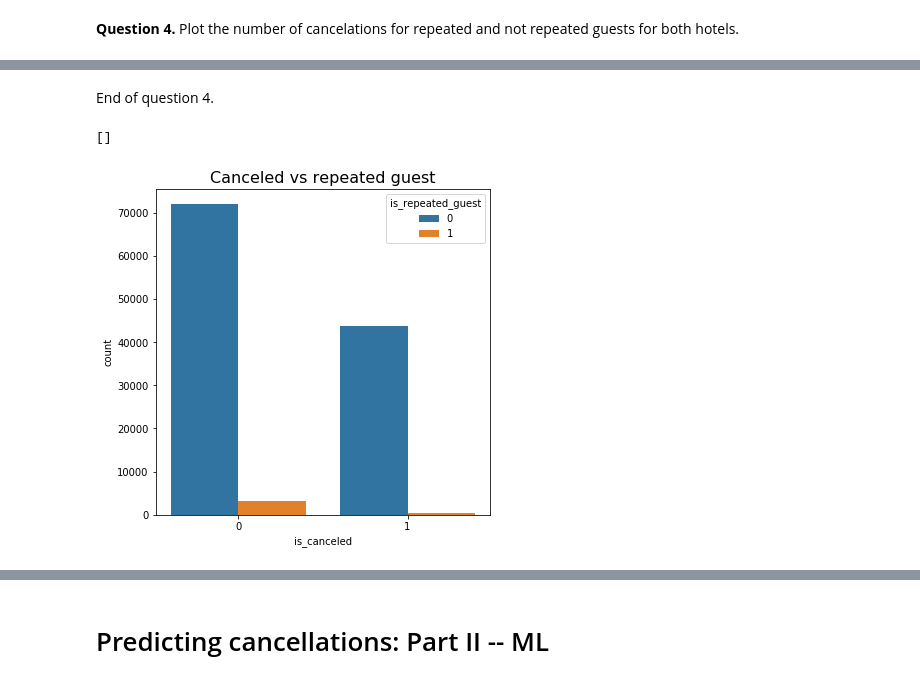
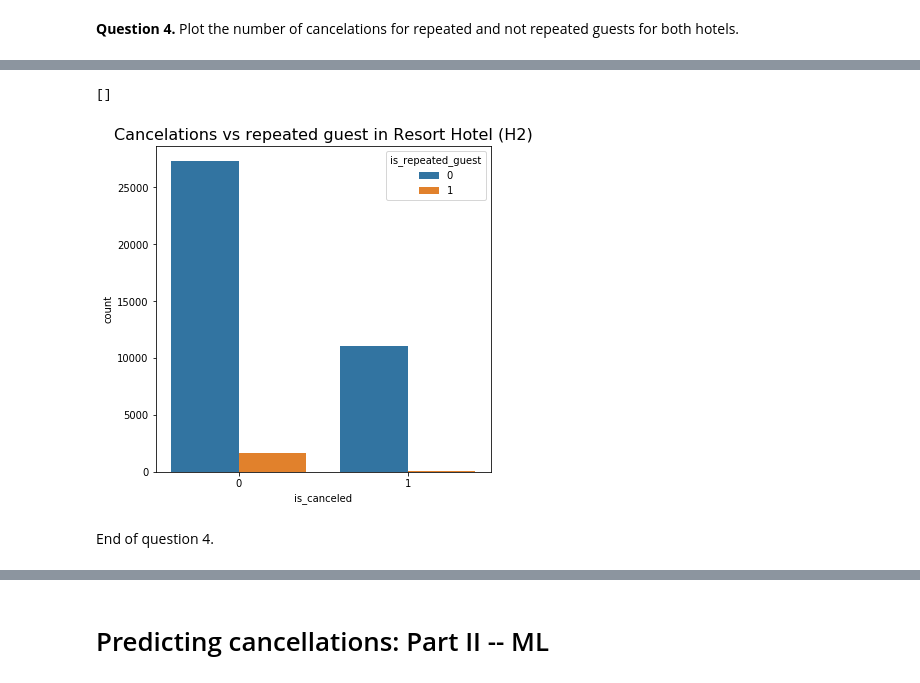
Before and after one commit to ARKEnsae/DM_ML_3A, a Jupyter notebook: TP2/TP2_KA_IB.ipynb, the cells around one changed output, grey strips where cells are left out. Drawn from its saved outputs; the diff is of its cells as text; code cells hidden in the pictures.

```diff
--- a/TP2/TP2_KA_IB.ipynb
+++ b/TP2/TP2_KA_IB.ipynb
@@ -325,10 +345,11 @@ plt.show()
+# %%
+# The same only with Resort Hotel (H2)
+plt.figure(figsize=(6, 6))
+sns.countplot(x="is_canceled", hue='is_repeated_guest', data=data[(data['hotel'] == 'Resort Hotel')])
+plt.title("Cancelations vs repeated guest in Resort Hotel (H2)", fontsize=16)
+plt.plot()
+# %% [output]
+[]
+[figure, added]
 # %% [markdown]
 End of question 4.
-# %%
-plt.figure(figsize=(6, 6))
-sns.countplot(x="is_canceled", hue='is_repeated_guest', data=data)
-plt.title("Canceled vs repeated guest", fontsize=16)
-plt.plot()
-# %% [output]
-[]
-[figure, removed]
```
Also changed, not shown: parts of 31 cells of this notebook.
